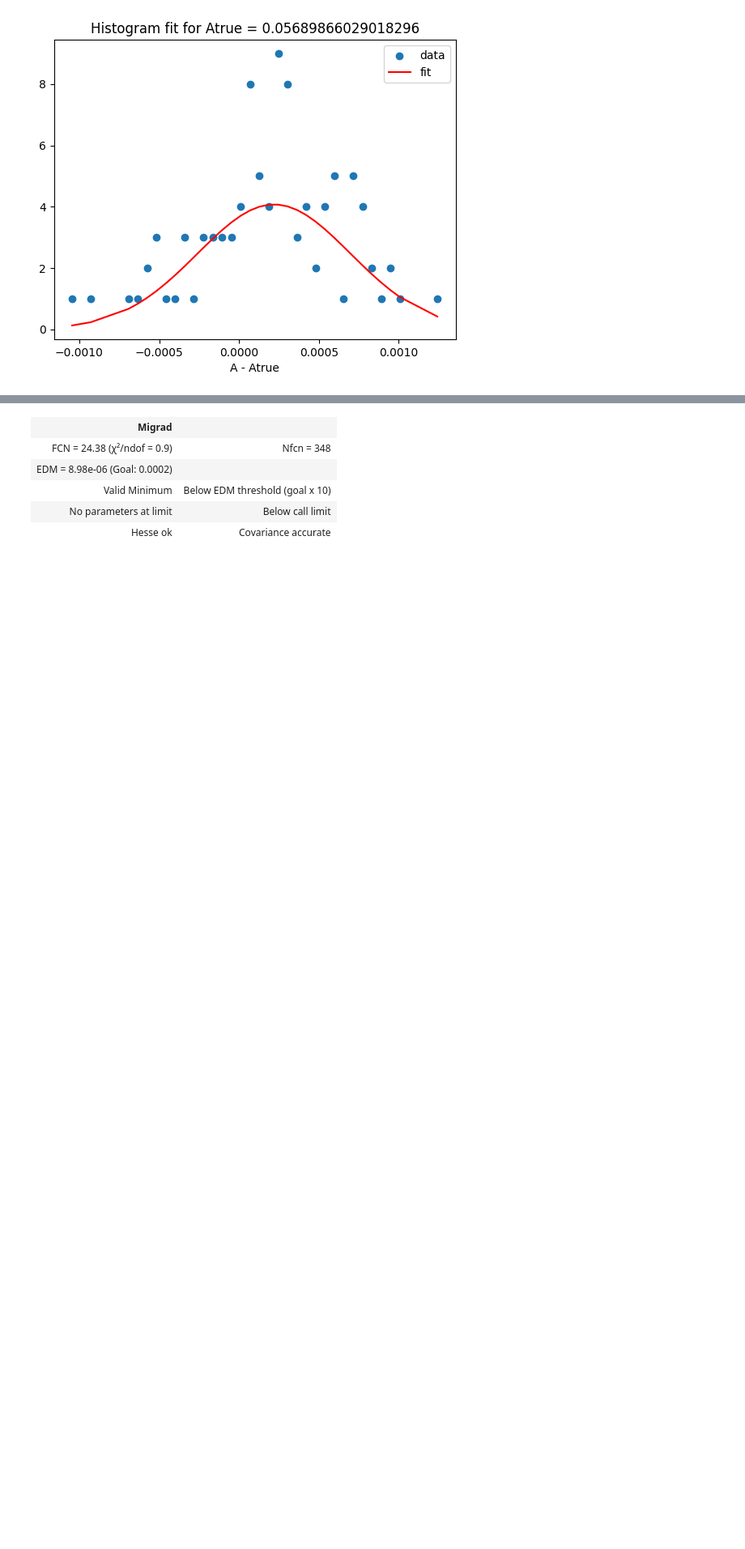
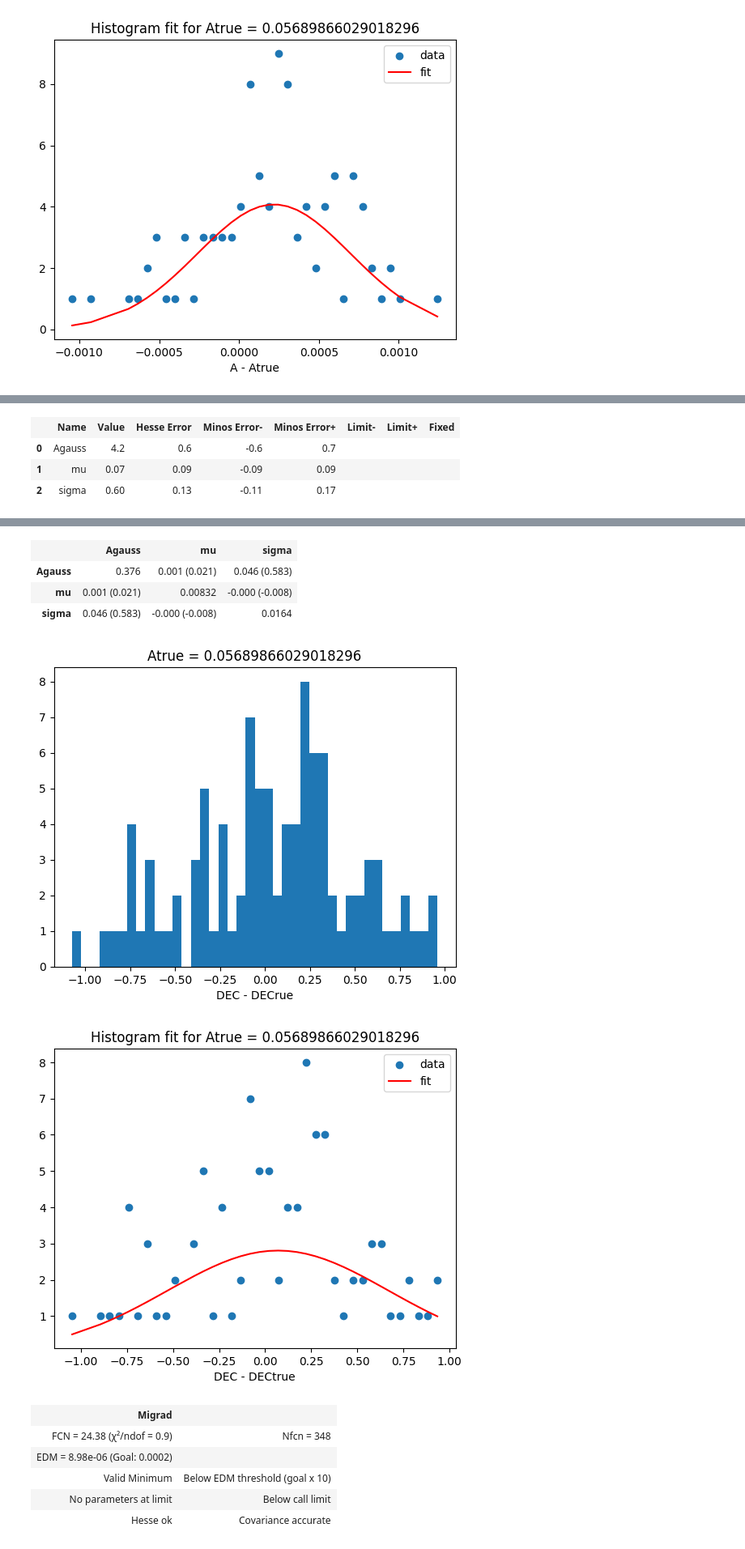
Before and after one commit to johannct/M2_Stage_Code, a Jupyter notebook: Simulation/A_Study_Cluster.ipynb, the cells around one changed output, grey strips where cells are left out. Shown at 81% size. Cells and saved outputs as stored; diff of their text form; code cells hidden in the pictures; blank space fills up the shorter version.

```diff
--- a/Simulation/A_Study_Cluster.ipynb
+++ b/Simulation/A_Study_Cluster.ipynb
@@ -260,0 +295,12 @@ m
+# %%
+Atrue = 0.05689866029018296
+mask = dfMinuit_data4['A_true'] == Atrue
+dfMinuit_filtered_Atrue = dfMinuit_data4[mask]
+
+var, bins = get_hist(dfMinuit_filtered_Atrue['dec'] + 7, bins=40, xlabel="DEC - DECrue", title=f"Atrue = {Atrue}")
+mask2 = var != 0
+
+m = fit_minuit(bins[mask2], var[mask2], np.sqrt(var[mask2]), gauss, (1e1, 0, 5e-1), ("Agauss", "mu", "sigma"),
+              title=f"Histogram fit for Atrue = {Atrue}", xlabel="DEC - DECtrue")
+m
+# %% [output]
@@ -260,0 +313,4 @@ m
+|  | Name | Value | Hesse Error | Minos Error- | Minos Error+ | Limit- | Limit+ | Fixed |
+| 0 | Agauss | 4.2 | 0.6 | -0.6 | 0.7 |  |  |  |
+| 1 | mu | 0.07 | 0.09 | -0.09 | 0.09 |  |  |  |
+| 2 | sigma | 0.60 | 0.13 | -0.11 | 0.17 |  |  |  |
@@ -261,3 +323,9 @@ m
+|  | Agauss | mu | sigma |
+| Agauss | 0.376 | 0.001 (0.021) | 0.046 (0.583) |
+| mu | 0.001 (0.021) | 0.00832 | -0.000 (-0.008) |
+| sigma | 0.046 (0.583) | -0.000 (-0.008) | 0.0164 |
+[figure, added]
+[figure, added]
 # %%
 Atrue = 0.010481131341546858
 mask = dfMinuit_data4['A_true'] == Atrue
```
Also changed, not shown: parts of 2 cells of this notebook.
